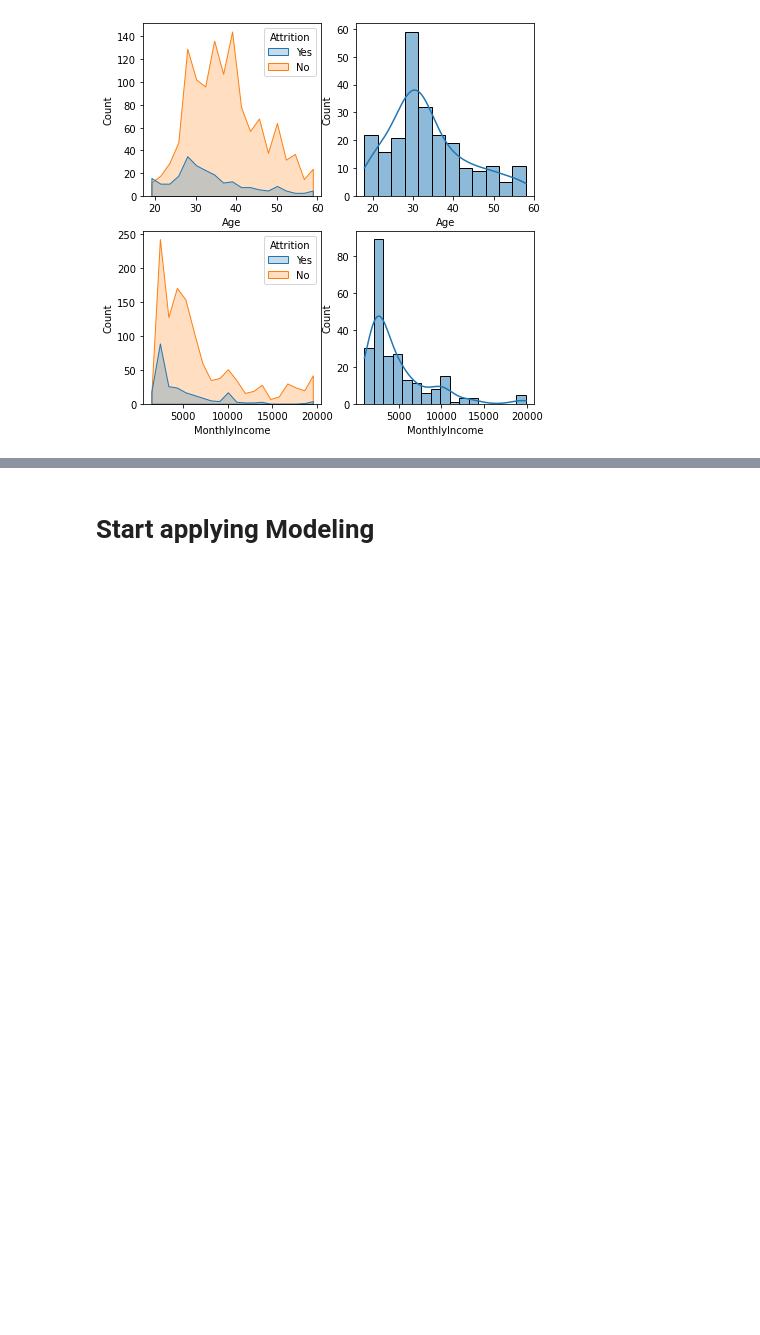
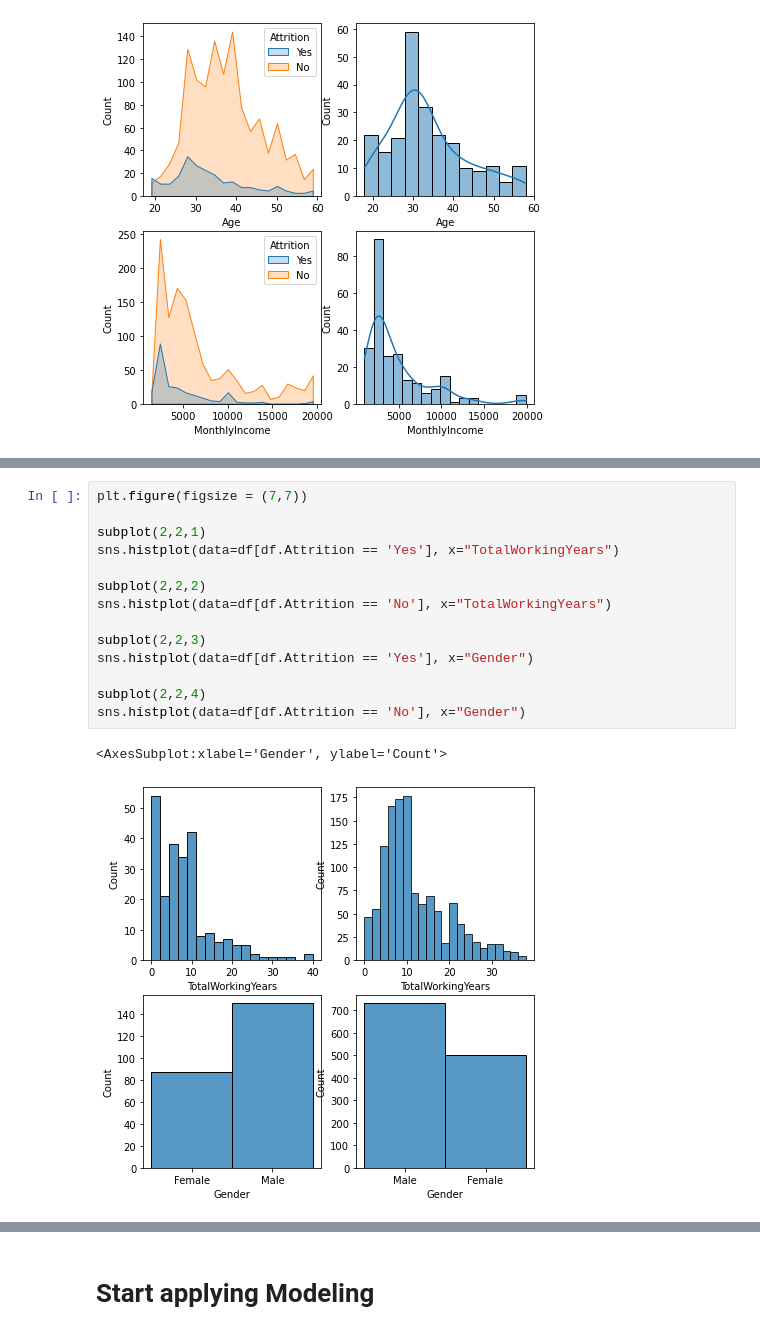
Before and after one commit to caesarorz/HRAttrition, a Jupyter notebook: Project HR Complete.ipynb, the cells around one changed output, grey strips where cells are left out. Saved outputs shown, nothing was run; the diff lists cells and outputs as text; blank space fills up the shorter version.

```diff
--- a/Project HR Complete.ipynb
+++ b/Project HR Complete.ipynb
@@ -174,0 +198,17 @@ plt.show()
+# %%
+plt.figure(figsize = (7,7))
+
+subplot(2,2,1)
+sns.histplot(data=df[df.Attrition == 'Yes'], x="TotalWorkingYears")
+
+subplot(2,2,2)
+sns.histplot(data=df[df.Attrition == 'No'], x="TotalWorkingYears")
+
+subplot(2,2,3)
+sns.histplot(data=df[df.Attrition == 'Yes'], x="Gender")
+
+subplot(2,2,4)
+sns.histplot(data=df[df.Attrition == 'No'], x="Gender")
+# %% [output]
+<AxesSubplot:xlabel='Gender', ylabel='Count'>
+[figure, added]
```
Also changed, not shown: parts of 53 cells of this notebook, 5 other files.
